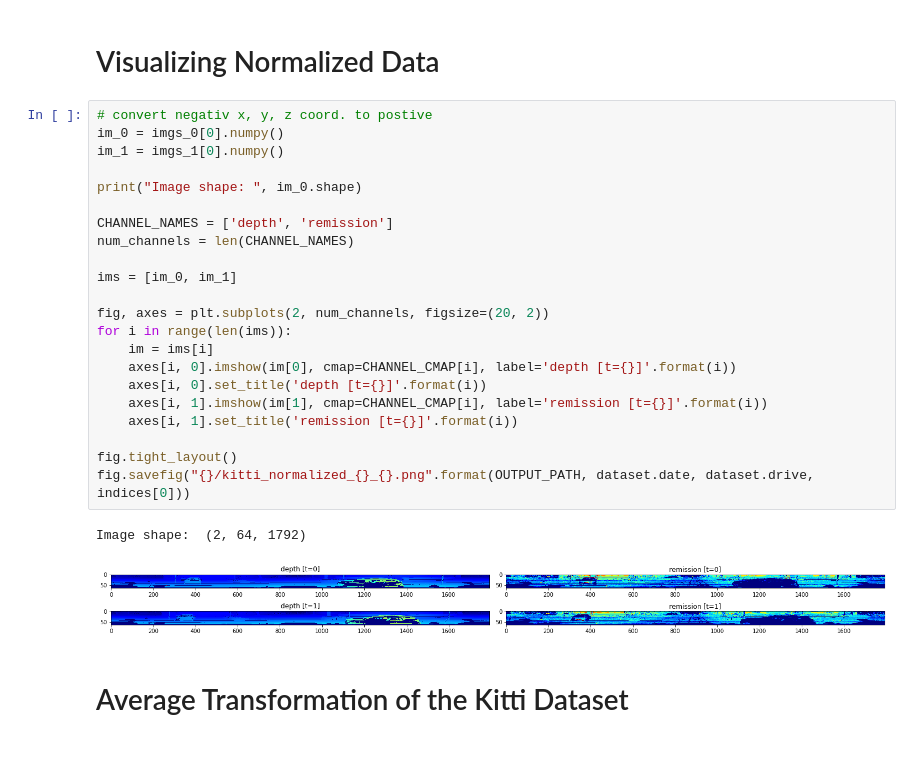
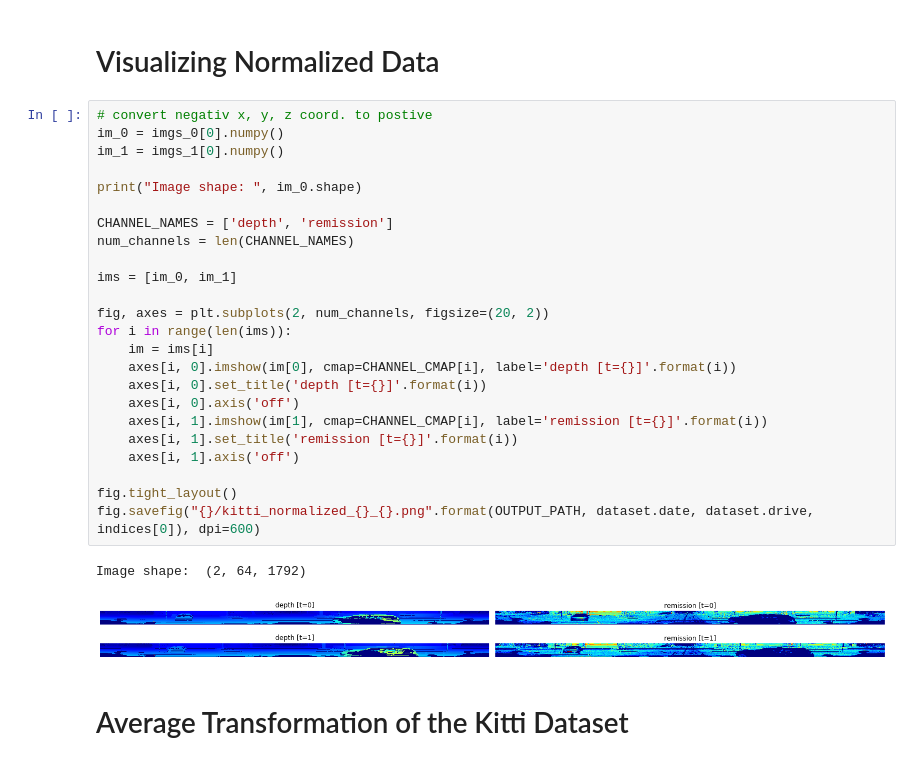
Before and after one commit to ArashJavan/DeepLIO, a Jupyter notebook: notebooks/01_kitti_ds_vis.ipynb, the cells around one changed output. Saved outputs shown, nothing was run; the diff lists cells and outputs as text.

```diff
--- a/notebooks/01_kitti_ds_vis.ipynb
+++ b/notebooks/01_kitti_ds_vis.ipynb
@@ -171,28 +171,30 @@ o3d.visualization.draw_geometries([pcd])
 # %%
 # convert negativ x, y, z coord. to postive
 im_0 = imgs_0[0].numpy()
 im_1 = imgs_1[0].numpy()
 
 print("Image shape: ", im_0.shape)
 
 CHANNEL_NAMES = ['depth', 'remission']
 num_channels = len(CHANNEL_NAMES)
 
 ims = [im_0, im_1]
 
 fig, axes = plt.subplots(2, num_channels, figsize=(20, 2))
 for i in range(len(ims)):
     im = ims[i]
     axes[i, 0].imshow(im[0], cmap=CHANNEL_CMAP[i], label='depth [t={}]'.format(i))
     axes[i, 0].set_title('depth [t={}]'.format(i))
+    axes[i, 0].axis('off')
     axes[i, 1].imshow(im[1], cmap=CHANNEL_CMAP[i], label='remission [t={}]'.format(i))
     axes[i, 1].set_title('remission [t={}]'.format(i))
+    axes[i, 1].axis('off')
 
 fig.tight_layout()
-fig.savefig("{}/kitti_normalized_{}_{}.png".format(OUTPUT_PATH, dataset.date, dataset.drive, indices[0]))
+fig.savefig("{}/kitti_normalized_{}_{}.png".format(OUTPUT_PATH, dataset.date, dataset.drive, indices[0]), dpi=600)
 # %% [output]
 Image shape:  (2, 64, 1792)
-[figure, old version]
+[figure, new version]
 # %% [markdown]
 # Average Transformation of the Kitti Dataset
 # %%
```
Also changed, not shown: parts of 1 cell of this notebook, 1 other file.
